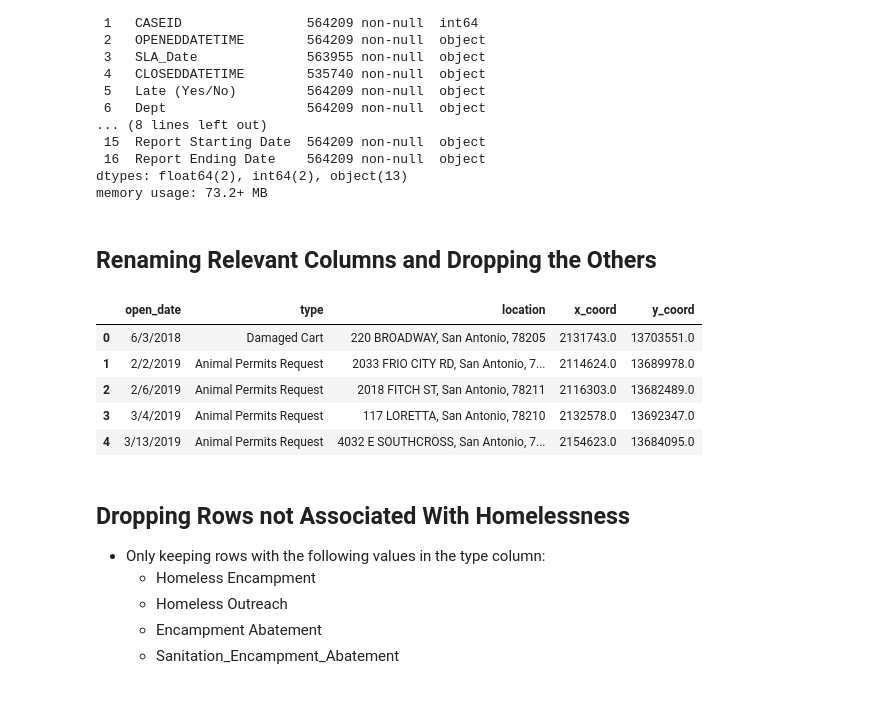
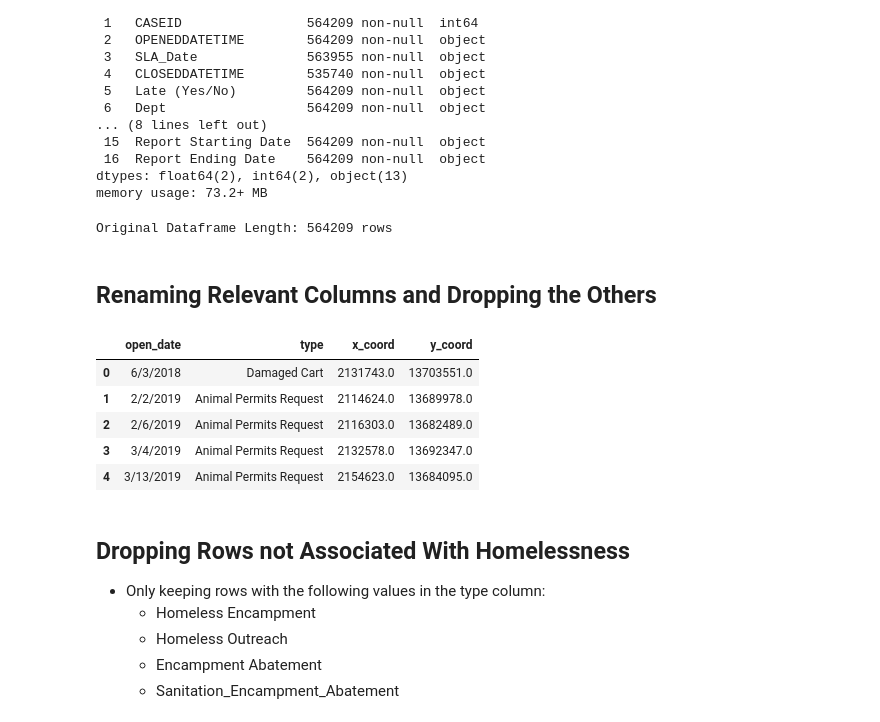
Before and after one commit to Johndsalas/haven_for_hope_evictions_project, a Jupyter notebook: requests_prep_notebook.ipynb, the cells around one changed output. Saved outputs shown, nothing was run; the diff lists cells and outputs as text; code cells hidden in the pictures.

```diff
--- a/requests_prep.ipynb
+++ b/requests_prep_notebook.ipynb
@@ -8,8 +11,5 @@ from shapely.geometry import Point
 # %% [markdown]
 ## Reading in Data and Initial Overview
 # %%
-# 587273 rows
-df = pd.read_csv('allservicecalls.csv')
-
-df_original = df.shape[0]
-print(f'original df: {df_original} rows')
+# read in data
+df = pd.read_csv('311_service_requests.csv')
@@ -35,32 +33,35 @@ Data columns (total 17 columns):
  16  Report Ending Date    564209 non-null  object
 dtypes: float64(2), int64(2), object(13)
 memory usage: 73.2+ MB
+# %%
+df_original = df.shape[0]
+print(f'Original Dataframe Length: {df_original} rows')
+# %% [output]
+Original Dataframe Length: 564209 rows
 # %% [markdown]
 ## Renaming Relevant Columns and Dropping the Others
 # %%
 # Get relevant columns
 df = df[['OPENEDDATETIME',
          'TYPENAME',
-         'OBJECTDESC',
          'XCOORD',
          'YCOORD']]
 
 
 df = df.rename(columns = {'OPENEDDATETIME' : 'open_date',
                           'TYPENAME' : 'type',
-                          'OBJECTDESC' : 'location',
                           'Council District' : 'district',
                           'XCOORD' : 'x_coord',
                           'YCOORD' : 'y_coord'})
 
 df.head()
 # %% [output]
-|  | open_date | type | location | x_coord | y_coord |
-| 0 | 6/3/2018 | Damaged Cart | 220 BROADWAY, San Antonio, 78205 | 2131743.0 | 13703551.0 |
-| 1 | 2/2/2019 | Animal Permits Request | 2033 FRIO CITY RD, San Antonio, 7... | 2114624.0 | 13689978.0 |
-| 2 | 2/6/2019 | Animal Permits Request | 2018 FITCH ST, San Antonio, 78211 | 2116303.0 | 13682489.0 |
-| 3 | 3/4/2019 | Animal Permits Request | 117 LORETTA, San Antonio, 78210 | 2132578.0 | 13692347.0 |
-| 4 | 3/13/2019 | Animal Permits Request | 4032 E SOUTHCROSS, San Antonio, 7... | 2154623.0 | 13684095.0 |
+|  | open_date | type | x_coord | y_coord |
+| 0 | 6/3/2018 | Damaged Cart | 2131743.0 | 13703551.0 |
+| 1 | 2/2/2019 | Animal Permits Request | 2114624.0 | 13689978.0 |
+| 2 | 2/6/2019 | Animal Permits Request | 2116303.0 | 13682489.0 |
+| 3 | 3/4/2019 | Animal Permits Request | 2132578.0 | 13692347.0 |
+| 4 | 3/13/2019 | Animal Permits Request | 2154623.0 | 13684095.0 |
 # %% [markdown]
 ## Dropping Rows not Associated With Homelessness
 * Only keeping rows with the following values in the type column:
```
Also changed, not shown: parts of 12 cells of this notebook, 8 other files.
